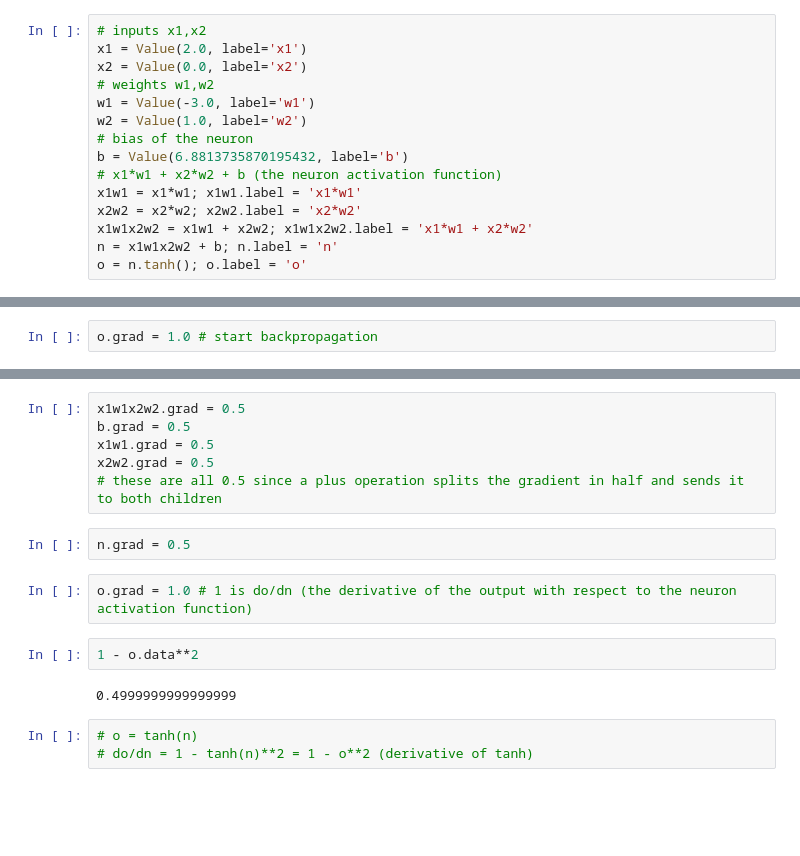
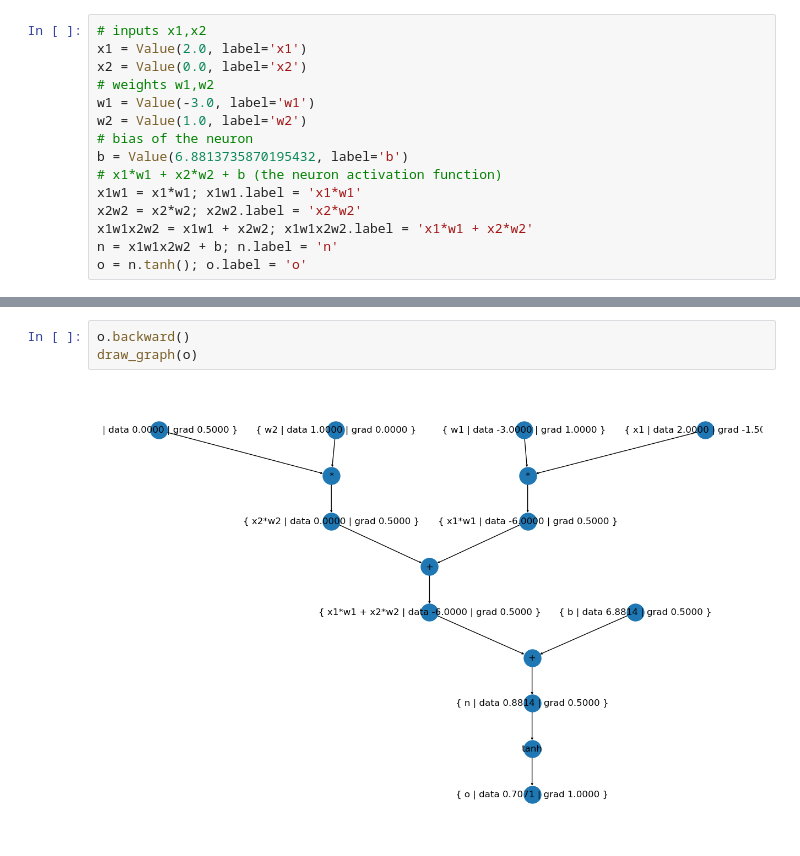
Before and after one commit to cake-dev/NeuralNetworks, a Jupyter notebook: micrograd_scratch_nn.ipynb, the cells around one changed output, grey strips where cells are left out. Cells and saved outputs as stored; diff of their text form; blank space fills up the shorter version.

```diff
--- a/micrograd_scratch_nn.ipynb
+++ b/micrograd_scratch_nn.ipynb
@@ -266,2 +277,0 @@ draw_graph(o)
-# %%
-o.grad = 1.0 # start backpropagation
@@ -287,17 +278,5 @@ w2.grad = x2.data * x2w2.grad
-# %%
-x1w1x2w2.grad = 0.5
-b.grad = 0.5
-x1w1.grad = 0.5
-x2w2.grad = 0.5
-# these are all 0.5 since a plus operation splits the gradient in half and sends it to both children
-# %%
-n.grad = 0.5
-# %%
-o.grad = 1.0 # 1 is do/dn (the derivative of the output with respect to the neuron activation function)
-# %%
-1 - o.data**2
-# %% [output]
-0.4999999999999999
-# %%
-# o = tanh(n)
-# do/dn = 1 - tanh(n)**2 = 1 - o**2 (derivative of tanh)
+# %%
+o.backward()
+draw_graph(o)
+# %% [output]
+[figure, added]
```
Also changed, not shown: parts of 34 cells of this notebook.
